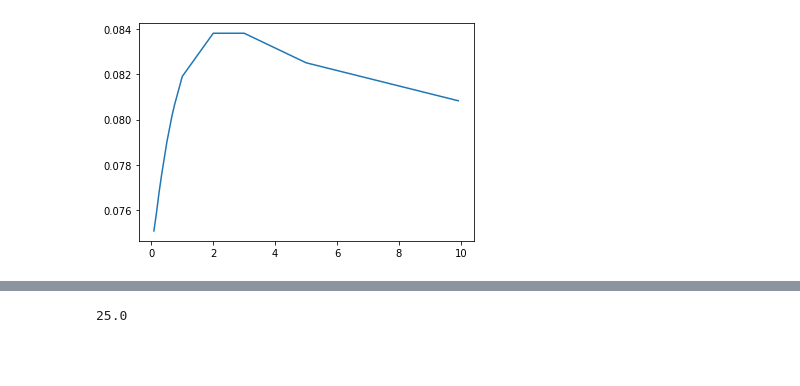
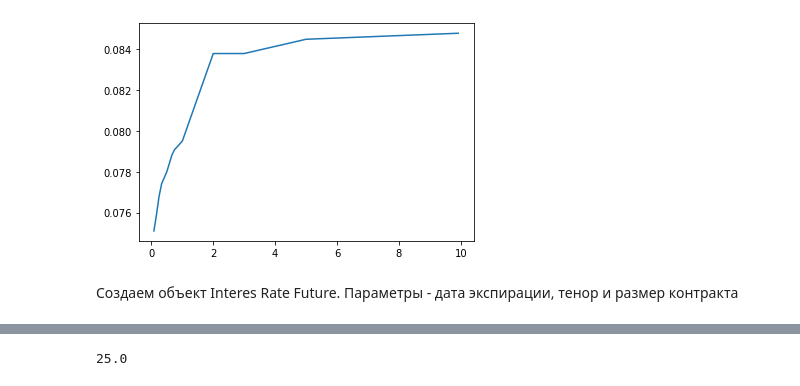
Before and after one commit to borischen95/cmf_rateslib, a Jupyter notebook: notebooks/Products/Chenkuraev.ipynb, the cells around one changed output, grey strips where cells are left out. Saved outputs shown, nothing was run; the diff lists cells and outputs as text; code cells hidden in the pictures; blank space fills up the shorter version.

```diff
--- a/notebooks/Products/Chenkuraev.ipynb
+++ b/notebooks/Products/Chenkuraev.ipynb
@@ -15,8 +28,11 @@ from cmf_rateslib.products.ir_futures import IR_Futures
 # %%
-curve = ZeroCurve([0.1, 0.2, 0.3, 0.5, 0.7, 1, 2, 3, 5, 10], [0.0751, 0.0763, 0.0773, 0.079, 0.0804, 0.0819, 0.0838, 0.0838, 0.0825, 0.0808])
+curve = ZeroCurve([0.1, 0.2, 0.3, 0.5, 0.7, 1, 2, 3, 5, 10], [0.0751, 0.0763, 0.0773, 0.078, 0.0790, 0.0795, 0.0838, 0.0838, 0.0845, 0.0848])
 curve.lin_interpolate('zero_rates')
 curve.plot()
 # %% [output]
-[figure, old version]
+[figure, new version]
+# %% [markdown]
+Создаем объект Interes Rate Future.
+Параметры - дата экспирации, тенор и размер контракта
 # %%
 ed = IR_Futures(9/12, 'Q', 1000000)
```
Also changed, not shown: parts of 13 cells of this notebook, 1 other file.
